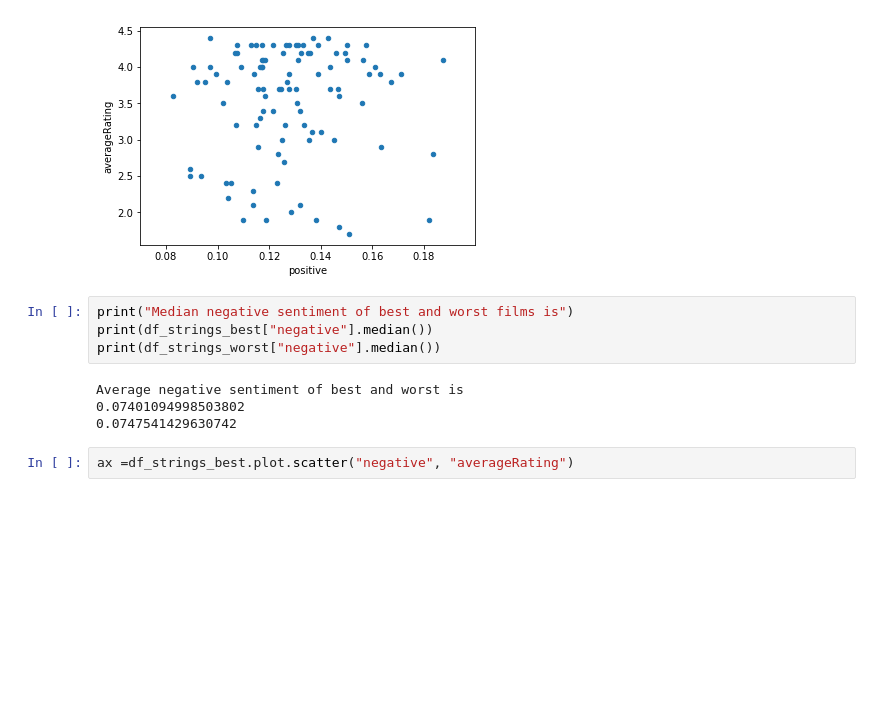
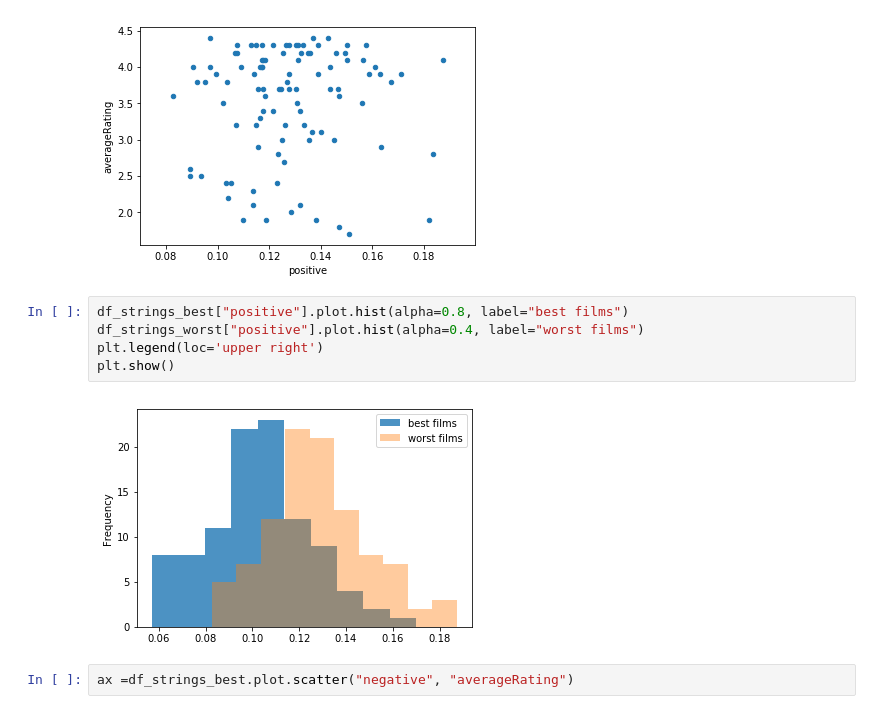
Before and after one commit to Xabitsuki/adamax, a Jupyter notebook: NotebookFinal.ipynb, the cells around one changed output. Saved outputs shown, nothing was run; the diff lists cells and outputs as text; blank space fills up the shorter version.

Commit message:
add histograms

```diff
--- a/NotebookFinal.ipynb
+++ b/NotebookFinal.ipynb
@@ -1051,14 +1051,13 @@ ax = df_strings_best.plot.scatter("positive", "averageRating")
 ax = df_strings_worst.plot.scatter("positive", "averageRating")
 # %% [output]
 [figure]
-# %%
-print("Median negative sentiment of best and worst films is")
-print(df_strings_best["negative"].median())
-print(df_strings_worst["negative"].median())
-# %% [output]
-Average negative sentiment of best and worst is
-0.07401094998503802
-0.0747541429630742
+# %%
+df_strings_best["positive"].plot.hist(alpha=0.8, label="best films")
+df_strings_worst["positive"].plot.hist(alpha=0.4, label="worst films")
+plt.legend(loc='upper right')
+plt.show()
+# %% [output]
+[figure, added]
 # %%
 ax =df_strings_best.plot.scatter("negative", "averageRating")
 # %% [output]
```
Also changed, not shown: parts of 3 cells of this notebook.
